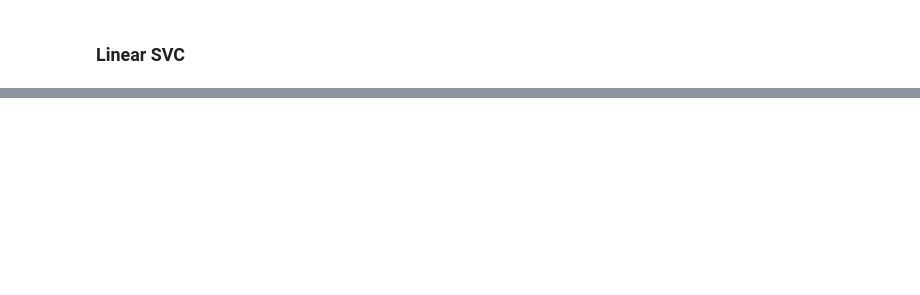
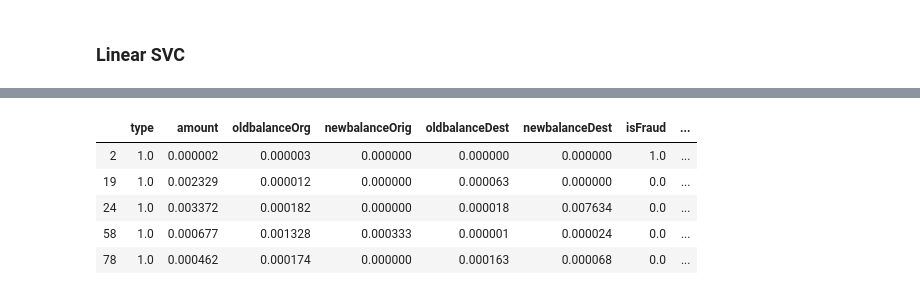
Before and after one commit to MtheEPIC/KaggleProj, a Jupyter notebook: CardTransaction.ipynb, the cells around one changed output, grey strips where cells are left out. Cells and saved outputs as stored; diff of their text form; code cells hidden in the pictures; blank space fills up the shorter version.

```diff
--- a/CardTransaction.ipynb
+++ b/CardTransaction.ipynb
@@ -446,0 +360,11 @@ weighted avg       1.00      1.00      1.00    554082
+# %%
+df = df_clean
+df = df.drop(['myFraud', 'step'], axis=1)
+df.head()
+# %% [output]
+|  | type | amount | oldbalanceOrg | newbalanceOrig | oldbalanceDest | newbalanceDest | isFraud | ... |
+| 2 | 1.0 | 0.000002 | 0.000003 | 0.000000 | 0.000000 | 0.000000 | 1.0 | ... |
+| 19 | 1.0 | 0.002329 | 0.000012 | 0.000000 | 0.000063 | 0.000000 | 0.0 | ... |
+| 24 | 1.0 | 0.003372 | 0.000182 | 0.000000 | 0.000018 | 0.007634 | 0.0 | ... |
+| 58 | 1.0 | 0.000677 | 0.001328 | 0.000333 | 0.000001 | 0.000024 | 0.0 | ... |
+| 78 | 1.0 | 0.000462 | 0.000174 | 0.000000 | 0.000163 | 0.000068 | 0.0 | ... |
```
Also changed, not shown: parts of 59 cells of this notebook.
